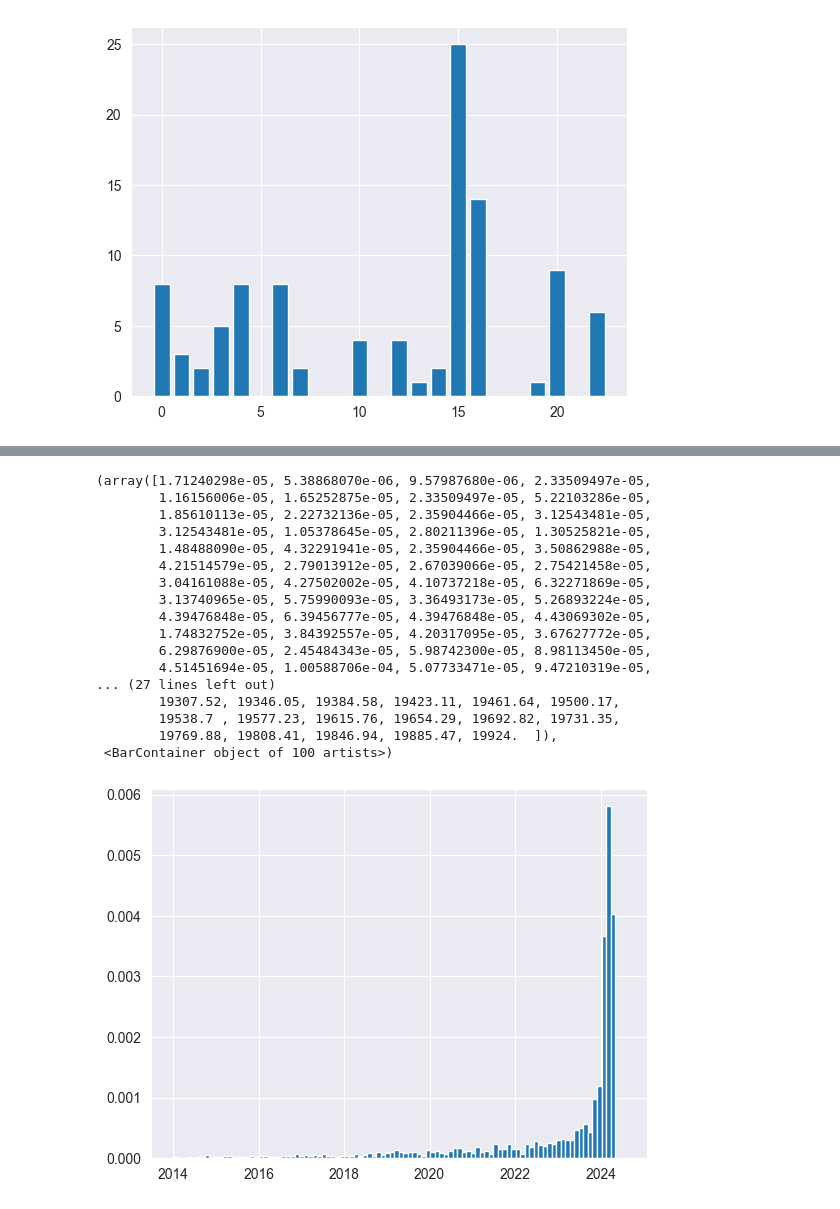
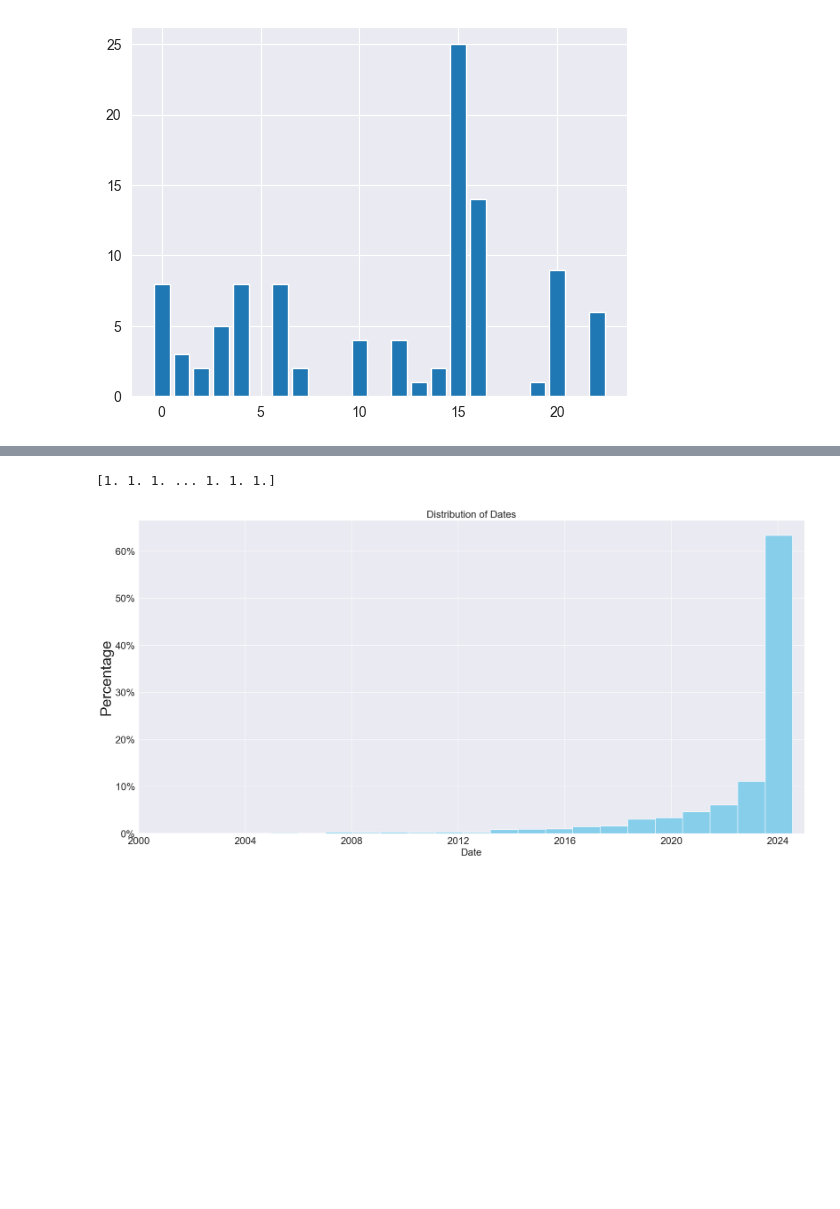
Before and after one commit to marsneko/books_shop, a Jupyter notebook: topsalesAnalyze.ipynb, the cells around one changed output, grey strips where cells are left out. Cells and saved outputs as stored; diff of their text form; code cells hidden in the pictures; blank space fills up the shorter version.

```diff
--- a/topsalesAnalyze.ipynb
+++ b/topsalesAnalyze.ipynb
@@ -621,22 +617,37 @@ Name: title, dtype: int64
 # %%
 
-plt.hist(df[df['publishDate_'] >= pd.to_datetime('2014-01-01')]['publishDate_'],density = True,bins = 100)
+# Assuming 'df' is your DataFrame and 'publish_date' is the column with dates
+df['publish_date'] = pd.to_datetime(df[df['publishDate_']> '2000-01-01']['publishDate_'])
+df['publish_date'] = pd.to_datetime(df[df['publishDate_']< '2025-01-01']['publishDate_'])
+
+# Convert dates to the format matplotlib understands
+dates = mdates.date2num(df['publish_date'])
+
+# Create the histogram
+plt.figure(figsize=(20, 10))
+plt.hist(dates, bins=40, color='skyblue',weights=[1/len(dates) for _ in range(len(dates))])
+plt.xlim([pd.to_datetime('2000-01-01'), pd.to_datetime('2025-01-01')])
+
+# Format the x-axis to display dates properly
+locator = mdates.AutoDateLocator()
+formatter = mdates.ConciseDateFormatter(locator)
+ax = plt.gca()  # Get current axis
+ax.xaxis.set_major_locator(locator)
+ax.xaxis.set_major_formatter(formatter)
+ax.yaxis.set_major_formatter(PercentFormatter(1))
+
+# Rotate date labels for better readability
+
+# Set labels and title
+plt.xlabel('Date',fontsize=20)
+plt.ylabel('Percentage',fontsize = 30)
+plt.title('Distribution of Dates',fontsize = 20)
+plt.tick_params(axis='both', which='major', labelsize=20)
+
+# Show the plot
+plt.tight_layout()  # Adjust layout to not cut off labels
+plt.savefig("./googleDocxPic/Books_publishdate_distribution.png",dpi=300)
+print(np.ones(len(dates)))
 # %% [output]
-(array([1.71240298e-05, 5.38868070e-06, 9.57987680e-06, 2.33509497e-05,
-        1.16156006e-05, 1.65252875e-05, 2.33509497e-05, 5.22103286e-05,
-        1.85610113e-05, 2.22732136e-05, 2.35904466e-05, 3.12543481e-05,
-        3.12543481e-05, 1.05378645e-05, 2.80211396e-05, 1.30525821e-05,
-        1.48488090e-05, 4.32291941e-05, 2.35904466e-05, 3.50862988e-05,
-        4.21514579e-05, 2.79013912e-05, 2.67039066e-05, 2.75421458e-05,
-        3.04161088e-05, 4.27502002e-05, 4.10737218e-05, 6.32271869e-05,
-        3.13740965e-05, 5.75990093e-05, 3.36493173e-05, 5.26893224e-05,
-        4.39476848e-05, 6.39456777e-05, 4.39476848e-05, 4.43069302e-05,
-        1.74832752e-05, 3.84392557e-05, 4.20317095e-05, 3.67627772e-05,
-        6.29876900e-05, 2.45484343e-05, 5.98742300e-05, 8.98113450e-05,
-        4.51451694e-05, 1.00588706e-04, 5.07733471e-05, 9.47210319e-05,
-... (27 lines left out)
-        19307.52, 19346.05, 19384.58, 19423.11, 19461.64, 19500.17,
-        19538.7 , 19577.23, 19615.76, 19654.29, 19692.82, 19731.35,
-        19769.88, 19808.41, 19846.94, 19885.47, 19924.  ]),
- <BarContainer object of 100 artists>)
+[1. 1. 1. ... 1. 1. 1.]
-[figure, old version]
+[figure, new version]
```
Also changed, not shown: parts of 9 cells of this notebook, 40 other files.
